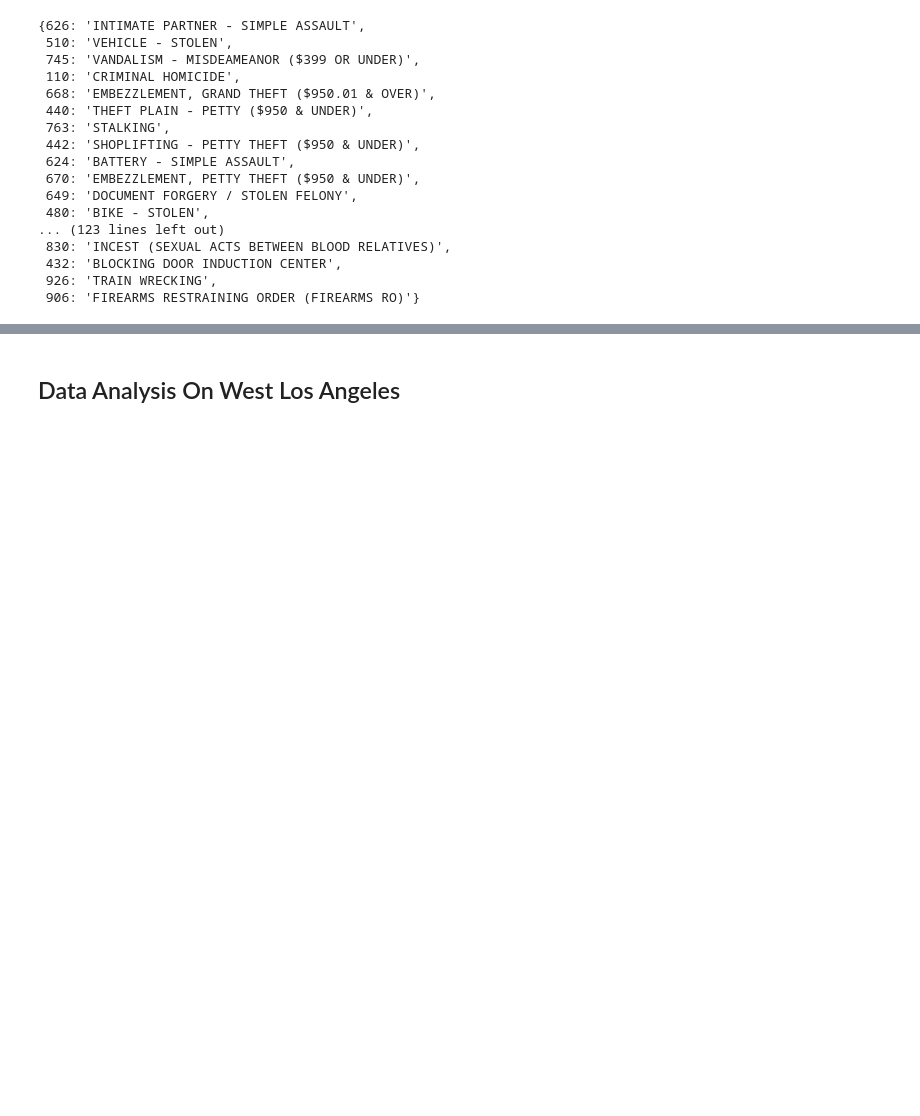
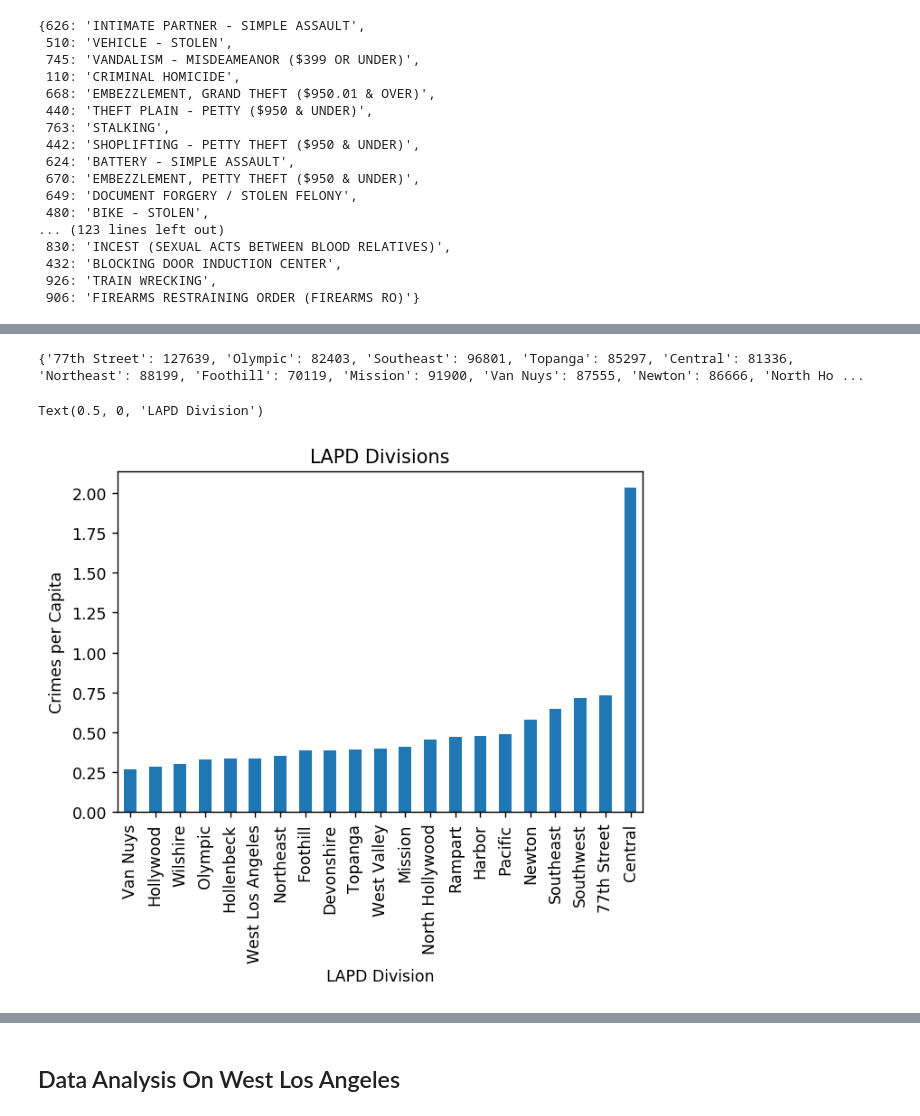
Before and after one commit to jamqd/LA_Crime_Analysis, a Jupyter notebook: lapdcrime.ipynb, the cells around one changed output, grey strips where cells are left out. Drawn from its saved outputs; the diff is of its cells as text; code cells hidden in the pictures; blank space fills up the shorter version.

```diff
--- a/lapdcrime.ipynb
+++ b/lapdcrime.ipynb
@@ -66,3 +72,14 @@ crime_dict
  432: 'BLOCKING DOOR INDUCTION CENTER',
  926: 'TRAIN WRECKING',
  906: 'FIREARMS RESTRAINING ORDER (FIREARMS RO)'}
+# %%
+# create dictionary for number of crimes in each LAPD patrol division
+num_crimes_dict = {}
+for n in LAPD_div:
+    division_df = crime_df.loc[crime_df["Area Name"] == n]
+    if n == "West LA":
+        n = "West Los Angeles"
+    if n == "N Hollywood":
+        n = "North Hollywood"
+    num_crimes_dict[n] = division_df.shape[0]
+num_crimes_dict
@@ -69,3 +104,25 @@ crime_dict
+# %%
+print(num_crimes_dict)
+# %% [output]
+{'77th Street': 127639, 'Olympic': 82403, 'Southeast': 96801, 'Topanga': 85297, 'Central': 81336, 'Northeast': 88199, 'Foothill': 70119, 'Mission': 91900, 'Van Nuys': 87555, 'Newton': 86666, 'North Ho ...
+# %%
+population_dict = {"77th Street": 175000, "Central": 40000, "Devonshire": 219136, "Foothill": 182214, "Harbor": 171000, "Hollenbeck": 200000, "Hollywood": 300000, "Mission": 225849, "Newton": 150000, "Northeast": 250000, "North Hollywood": 220000, "Olympic": 250000, "Pacific": 200000, "Rampart": 164961, "Southeast": 150000, "Southwest": 165000, "Topanga": 216490, "Van Nuys": 325000, "West Los Angeles": 228000, "West Valley": 196840, "Wilshire": 251000}
+# %%
+# create dictionary with crimes per capita for each LAPD division
+crimes_per_capita_dict = {}
+for n in num_crimes_dict:
+    crimes_per_capita_dict[n] = num_crimes_dict[n] / population_dict[n]
+cpc_df = pd.DataFrame({"name": list(crimes_per_capita_dict.keys()), "count": list(crimes_per_capita_dict.values())})
+
+
+plt.figure(dpi = 125)
+plt.ylabel("Crimes per Capita")
+plt.title("LAPD Divisions")
+cpc_df.sort_values("count").plot(x="name",kind="bar",ax = plt.gca(), sort_columns=True, legend=False)
+plt.xlabel("LAPD Division")
+# %% [output]
+Text(0.5, 0, 'LAPD Division')
+[figure, added]
 # %%
 # load LAPD division shapefile into geopandas
 LAPDdiv_df = gp.read_file("lapd-divisions/lapd division.shx")
```
Also changed, not shown: parts of 18 cells of this notebook.
